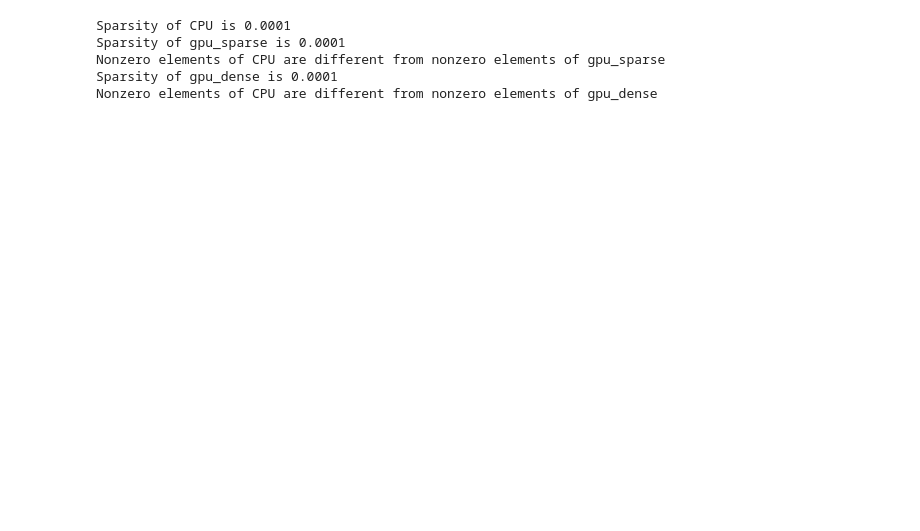
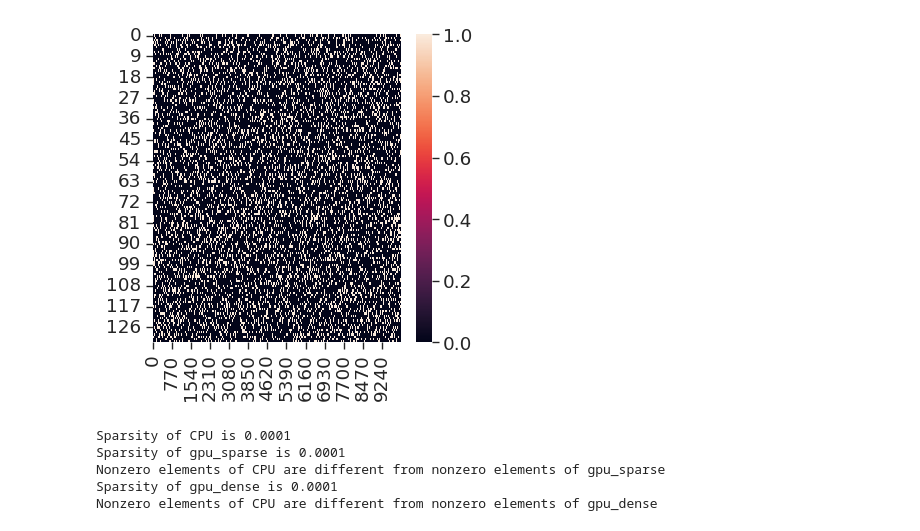
Before and after one commit to dpeerlab/SEACells, a Jupyter notebook: compare_A_and_B.ipynb, the cells around one changed output. Cells and saved outputs as stored; diff of their text form; code cells hidden in the pictures; blank space fills up the shorter version.

```diff
--- a/compare_A_and_B.ipynb
+++ b/compare_A_and_B.ipynb
@@ -205,3 +246,33 @@ ax = sns.boxplot(x="Archetype", y="Value", data=df)
+# %%
+import matplotlib
+import matplotlib.pyplot as plt
+import seaborn as sns
+
+%matplotlib inline
+
+sns.set_style('ticks')
+matplotlib.rcParams['figure.figsize'] = [4, 4]
+matplotlib.rcParams['figure.dpi'] = 100
+
+def plot_matrix(matrix_np, title=None):
+    """
+    Plot a matrix
+    @param M: a dense numpy array
+    """
+    # Create a binary version of the matrix
+    binary_matrix = matrix_np.copy()
+    binary_matrix[binary_matrix != 0] = 1
+
+    # Plot the dataframe
+    sns.heatmap(binary_matrix)
+
+M = A0s['gpu_sparse']
+
+matrix_np = M.get().toarray()
+
+plot_matrix(matrix_np, title='A0')
+# %% [output]
+[figure, added]
 # %%
 check_results(B0s)
 # %% [output]
```
Also changed, not shown: parts of 18 cells of this notebook, 45 other files.
